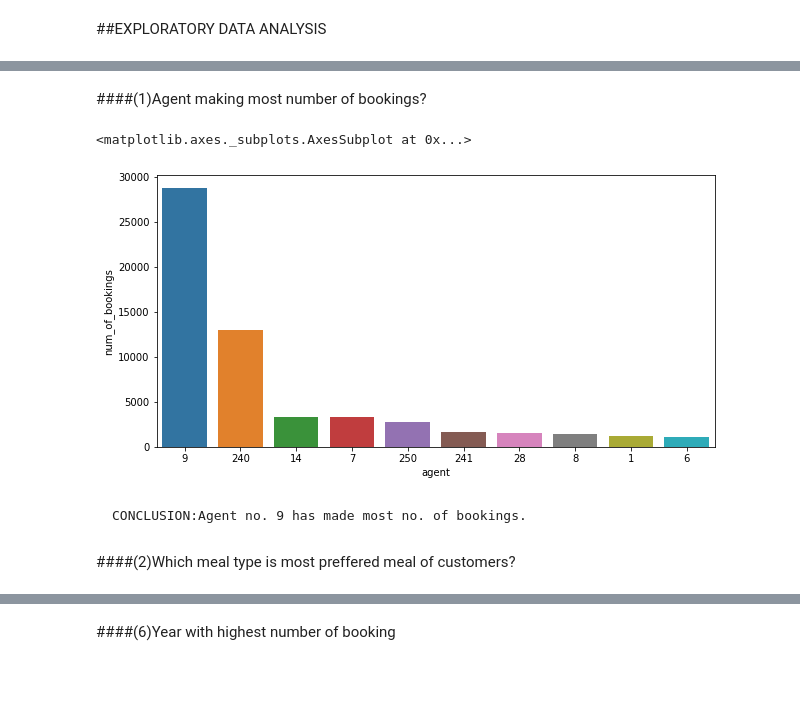
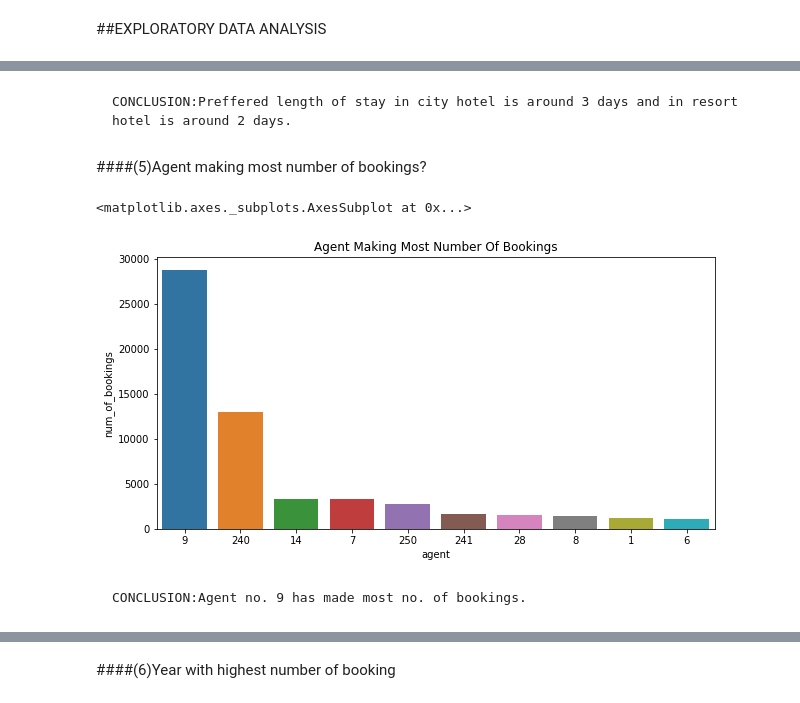
Before and after one commit to Adeve903/Ambuj-EDA-Hotel-booking, a Jupyter notebook: Hotel_Booking_Analysis_Capstone_Project.ipynb, the cells around one changed output, grey strips where cells are left out. Drawn from its saved outputs; the diff is of its cells as text; code cells hidden in the pictures; blank space fills up the shorter version.

```diff
--- a/Hotel_Booking_Analysis_Capstone_Project.ipynb
+++ b/Hotel_Booking_Analysis_Capstone_Project.ipynb
@@ -211,15 +256,16 @@ hotel_df['total_people'] = hotel_df['adults'] + hotel_df['children'] + hotel_df[
+# %% [markdown]
+    CONCLUSION:Preffered length of stay in city hotel is around 3 days and in resort hotel is around 2 days.
 # %% [markdown]
-####(1)Agent making most number of bookings?
+####(5)Agent making most number of bookings?
 # %%
 hotel_pd = pd.DataFrame(hotel_df['agent'].value_counts()).reset_index().rename(columns = {'index':'agent','agent':'num_of_bookings'}).sort_values(by = 'num_of_bookings', ascending = False)
 hotel_pd.drop(hotel_pd[hotel_pd['agent'] == 0].index, inplace = True)            # 0 represents that booking is not made by an agent
 hotel_pd = hotel_pd[:10]                                                   # Selecting top 10 performing agents
 plt.figure(figsize = (10,5))
+plt.title('Agent Making Most Number Of Bookings')
 sbn.barplot(x = 'agent', y = 'num_of_bookings', data = hotel_pd, order = hotel_pd.sort_values('num_of_bookings', ascending = False).agent)
 # %% [output]
 <matplotlib.axes._subplots.AxesSubplot at 0x...>
-[figure, old version]
+[figure, new version]
 # %% [markdown]
     CONCLUSION:Agent no. 9 has made most no. of bookings.
-# %% [markdown]
-####(2)Which meal type is most preffered meal of customers?
```
Also changed, not shown: parts of 39 cells of this notebook.
